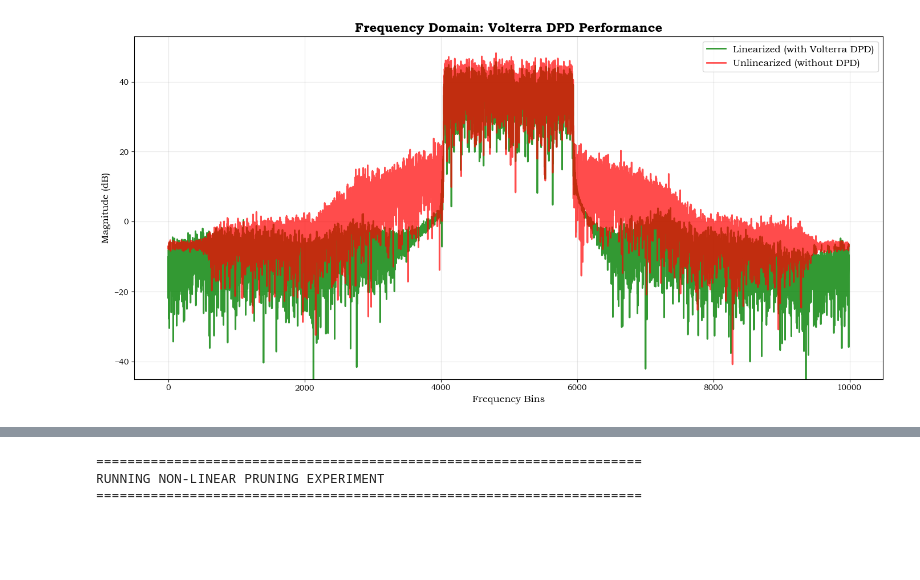
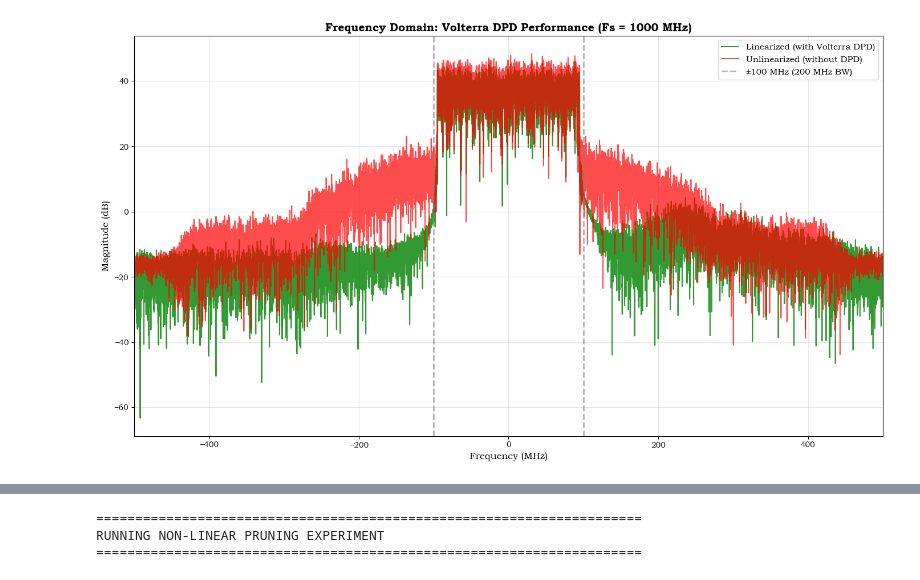
Before and after one commit to aquigney/sparseDPD, a Jupyter notebook: sparse_nn.ipynb, the cells around one changed output, grey strips where cells are left out. Saved outputs shown, nothing was run; the diff lists cells and outputs as text; code cells hidden in the pictures; blank space fills up the shorter version.

```diff
--- a/sparse_nn.ipynb
+++ b/sparse_nn.ipynb
@@ -102,7 +102,12 @@ class dataset:
         A_feats = A_feats[num_memory_levels:, :]
         A3_feats = A_feats ** 3
 
-        # Combine real and imaginary phase-normalized parts with A-features
+        # Scale features to avoid large dynamic range
+        # Phase-normalized features are already bounded (~[-1, 1])
+        # Scale A_feats and A3_feats to similar range
+
+
+        # Combine real and imaginary phase-normalized parts with scaled A-features
         xfc = np.hstack([
             np.real(phase_norm_data),
             np.imag(phase_norm_data),
@@ -463,13 +468,13 @@ x = data["x"].squeeze()  # Clean PA input
 y = data["y"].squeeze()  # Distorted PA output
 
 # Data split configuration
-num_training = 5000      # Number of training samples
-num_validation = 5000    # Number of validation samples
+num_training = 10000      # Number of training samples
+num_validation = 10000    # Number of validation samples
 num_test = 10000         # Number of test samples
 training_start = 10000       # Start of training data (default: 0)
 
 num_memory_levels_volterra = 5 # Memory levels for Volterra PA model
-num_memory_levels_nn = 5       # Memory levels for NN feature extraction (build_xfc)
+num_memory_levels_nn = 11       # Memory levels for NN feature extraction (build_xfc) was 5
 
 
 data_obj = dataset(x, y,
@@ -509,5 +514,5 @@ Memory depth 10: NMSE = -40.21 dB
 # %%
-num_memory_levels_inverse = 5
+num_memory_levels_inverse = 3
 num_nl_orders_inverse = 5
 
 num_points = 7000
@@ -615,46 +654,63 @@ plot_fft_data(data_obj.model_training_input, title_suffix="Power Amplifier Outpu
 # %%
 # FFT Overlay Plot
-def fft_overlay(signal1, signal2, label1="Signal 1", label2="Signal 2", title="FFT Comparison"):
+def fft_overlay(signal1, signal2, label1="Signal 1", label2="Signal 2", title="FFT Comparison", fs=1e9, show_bw_lines=True, bw=200):
     """
     Plot FFT of two signals overlaid on the same graph
 
     Args:
         signal1: First signal (e.g., linearized PA output)
         signal2: Second signal (e.g., unlinearized PA output)
         label1: Label for first signal
         label2: Label for second signal
         title: Plot title
+        fs: Sampling frequency in Hz (default: 1000 MHz = 1e9 Hz)
+        show_bw_lines: Show bandwidth reference lines (default: True)
+        bw: Signal bandwidth in MHz (default: 200 MHz)
     """
     # Compute FFT for signal 1
     Y1 = np.fft.fft(signal1, n=len(signal1))
     Y1_flip = np.fft.fftshift(Y1)
-    Y1_dB = 20 * np.log10(np.abs(Y1_flip) + 1e-10)  # Add small value to avoid log(0)
+    Y1_dB = 20 * np.log10(np.abs(Y1_flip) + 1e-12)  # Add small value to avoid log(0)
+
+    # Create frequency axis in MHz for signal 1
+    n1 = len(signal1)
+    freq1 = np.fft.fftshift(np.fft.fftfreq(n1, d=1/fs)) / 1e6  # Convert to MHz
 
     # Compute FFT for signal 2
     Y2 = np.fft.fft(signal2, n=len(signal2))
     Y2_flip = np.fft.fftshift(Y2)
-    Y2_dB = 20 * np.log10(np.abs(Y2_flip) + 1e-10)
+    Y2_dB = 20 * np.log10(np.abs(Y2_flip) + 1e-12)
 
-    # Create overlay plot
-    plt.figure(figsize=(14, 7))
-    plt.plot(Y1_dB, color='green', linewidth=2, alpha=0.8, label=label1)
-    plt.plot(Y2_dB, color='red', linewidth=2, alpha=0.7, label=label2)
-    plt.xlabel('Frequency Bins', fontsize=12)
+    # Create frequency axis in MHz for signal 2
+    n2 = len(signal2)
+    freq2 = np.fft.fftshift(np.fft.fftfreq(n2, d=1/fs)) / 1e6  # Convert to MHz
+
+    # Create overlay plot with increased height
+    plt.figure(figsize=(14, 8))
+    plt.plot(freq1, Y1_dB, color='green', linewidth=1.5, alpha=0.8, label=label1)
+    plt.plot(freq2, Y2_dB, color='red', linewidth=1.5, alpha=0.7, label=label2)
+
+    # Add bandwidth reference lines
+    if show_bw_lines:
+        plt.axvline(-bw/2, color='gray', linestyle='--', label=f'±{bw/2:.0f} MHz ({bw:.0f} MHz BW)', alpha=0.6, linewidth=2)
+        plt.axvline(bw/2, color='gray', linestyle='--', alpha=0.6, linewidth=2)
+
+    plt.xlabel('Frequency (MHz)', fontsize=12)
     plt.ylabel('Magnitude (dB)', fontsize=12)
-    plt.title(title, fontsize=16, fontweight='bold')
-    plt.legend(fontsize=12, loc='upper right')
+    plt.title(f'{title} (Fs = {fs/1e6:.0f} MHz)', fontsize=14, fontweight='bold')
+    plt.legend(fontsize=11, loc='upper right')
     plt.grid(True, alpha=0.3)
-    plt.ylim(bottom=-45)
+    plt.xlim([-fs/2e6, fs/2e6])
     plt.tight_layout()
     plt.show()
 
 # Plot FFT comparison
 fft_overlay(pa_output, pa_output_no_dpd_aligned,
            label1="Linearized (with Volterra DPD)",
            label2="Unlinearized (without DPD)",
            title="Frequency Domain: Volterra DPD Performance")
 # %% [output]
-[figure, old version]
+[figure, new version]
 # %%
 # Train NN on backprop PA for inv model
 
```
Also changed, not shown: parts of 10 cells of this notebook, 1 other file.
